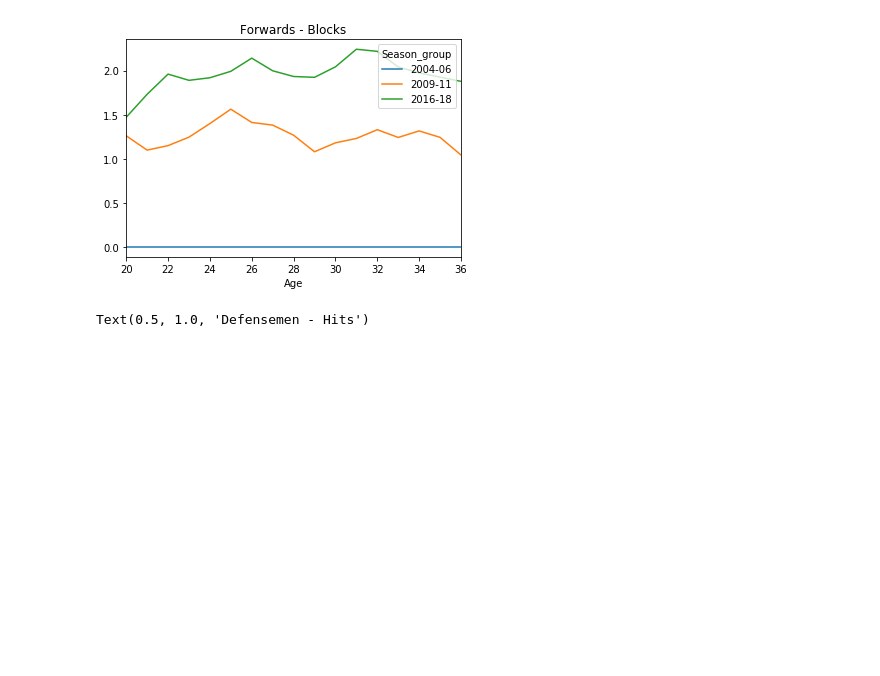
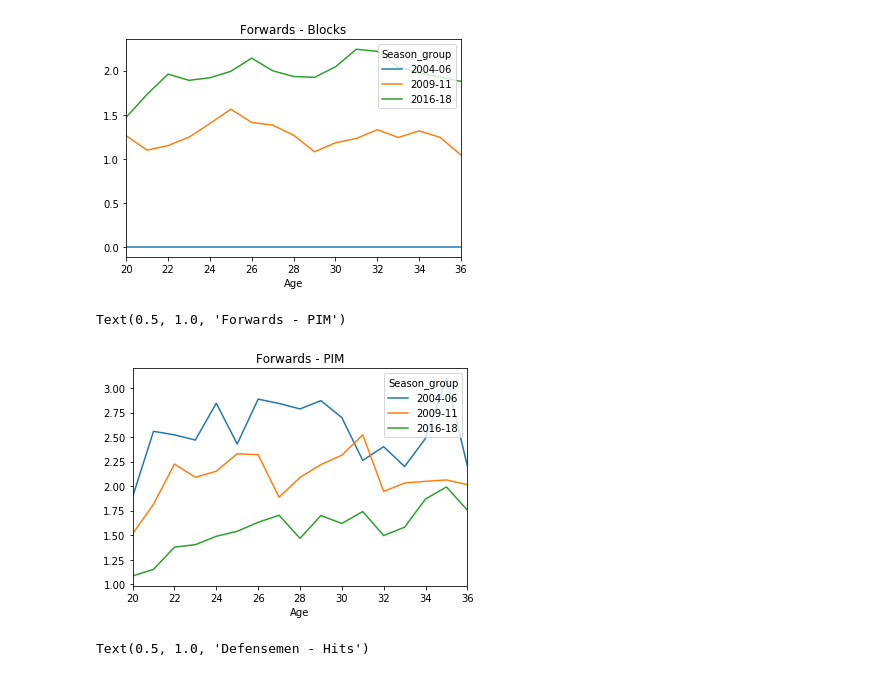
Before and after one commit to Silveris/HockeyStuff, a Jupyter notebook: data_transformation/data_analysis.ipynb, the cells around one changed output. Cells and saved outputs as stored; diff of their text form; code cells hidden in the pictures; blank space fills up the shorter version.

```diff
--- a/data_transformation/data_analysis.ipynb
+++ b/data_transformation/data_analysis.ipynb
@@ -355,6 +357,14 @@ plt.title("Forwards - Blocks")
 # %% [output]
 Text(0.5, 1.0, 'Forwards - Blocks')
 [figure]
+# %%
+new_df = three_year_group(forwards_data)
+new_df = multi_groupby_avg(new_df, "Age", "Season_group")
+new_df.unstack("Season_group").plot(kind="line", y = "Med PIM/60min")
+plt.title("Forwards - PIM")
+# %% [output]
+Text(0.5, 1.0, 'Forwards - PIM')
+[figure, added]
 # %%
 new_df = three_year_group(defensemen_data)
 new_df = multi_groupby_avg(new_df, "Age", "Season_group")
```
Also changed, not shown: parts of 3 cells of this notebook, 1 other file.
